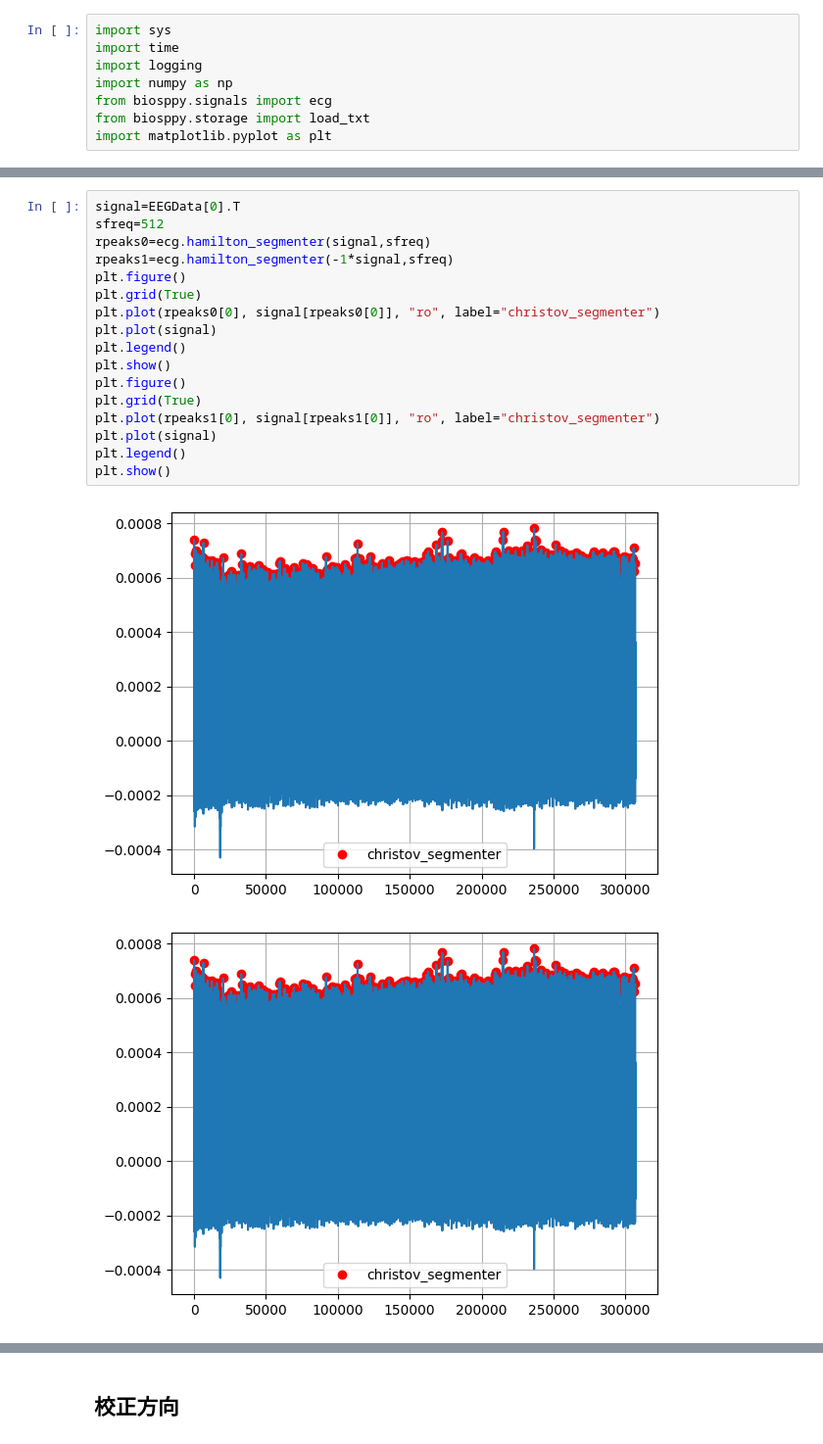
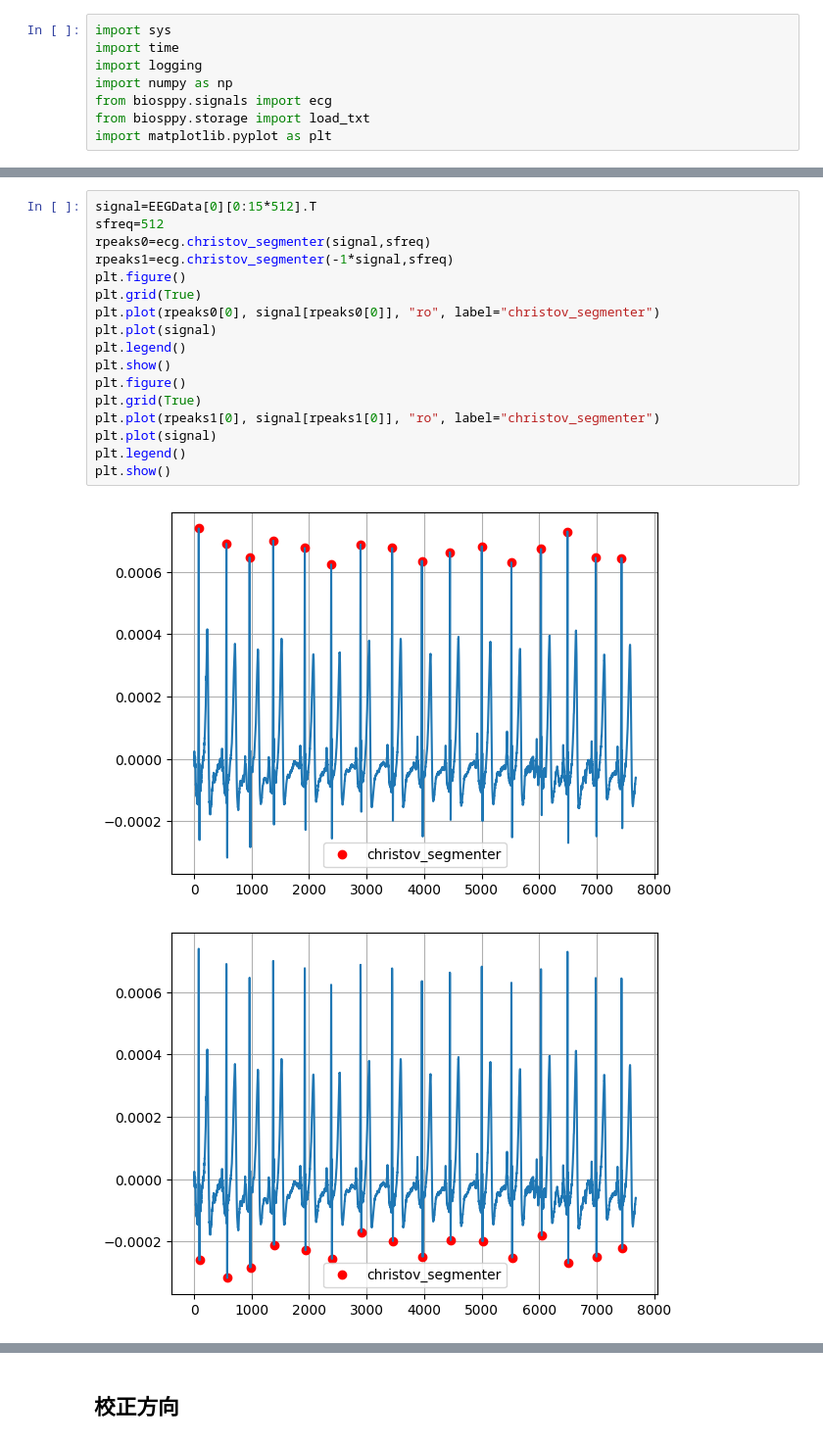
Before and after one commit to FranticEr/NNI, a Jupyter notebook: notebook/Heart/heartDataprocess.ipynb, the cells around one changed output, grey strips where cells are left out. Shown at 98% size. Saved outputs shown, nothing was run; the diff lists cells and outputs as text.

```diff
--- a/notebook/Heart/heartDataprocess.ipynb
+++ b/notebook/Heart/heartDataprocess.ipynb
@@ -112,20 +138,20 @@ import matplotlib.pyplot as plt
 # %%
-signal=EEGData[0].T
+signal=EEGData[0][0:15*512].T
 sfreq=512
-rpeaks0=ecg.hamilton_segmenter(signal,sfreq)
-rpeaks1=ecg.hamilton_segmenter(-1*signal,sfreq)
+rpeaks0=ecg.christov_segmenter(signal,sfreq)
+rpeaks1=ecg.christov_segmenter(-1*signal,sfreq)
 plt.figure()
 plt.grid(True)
 plt.plot(rpeaks0[0], signal[rpeaks0[0]], "ro", label="christov_segmenter")
 plt.plot(signal)
 plt.legend()
 plt.show()
 plt.figure()
 plt.grid(True)
 plt.plot(rpeaks1[0], signal[rpeaks1[0]], "ro", label="christov_segmenter")
 plt.plot(signal)
 plt.legend()
 plt.show()
 # %% [output]
-[figure, old version]
+[figure, new version]
-[figure, old version]
+[figure, new version]
```
Also changed, not shown: parts of 33 cells of this notebook, 23 other files.
